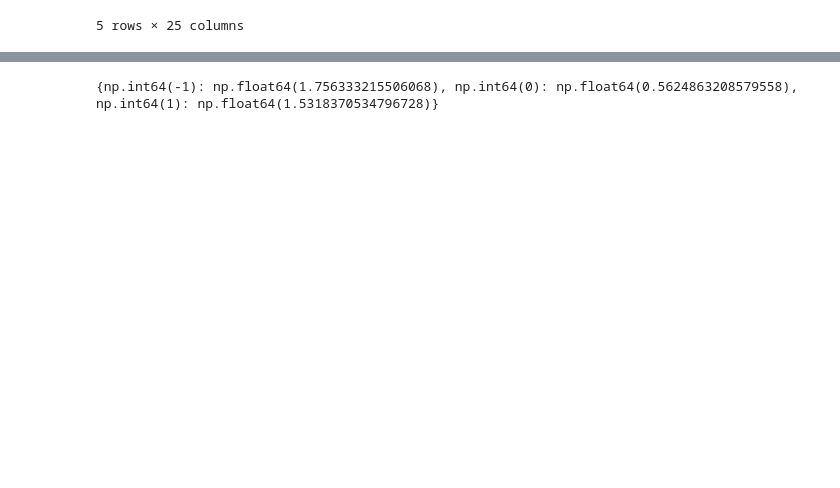
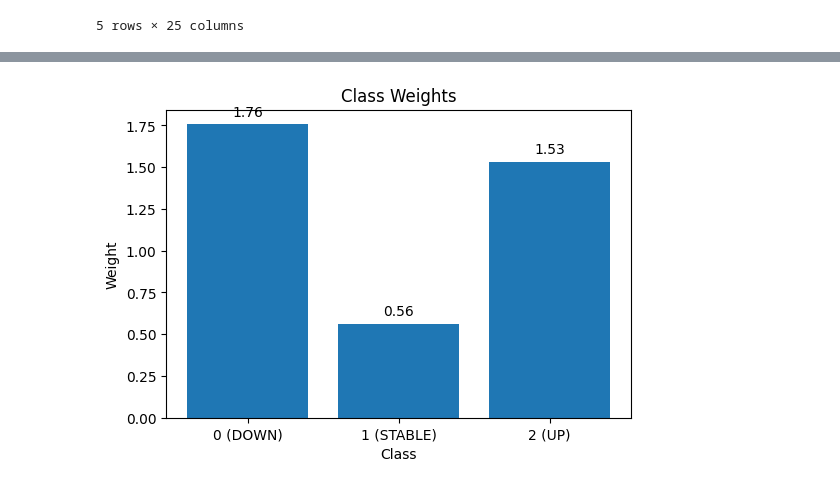
Before and after one commit to borisletic/bitcoin-multimodal-prediction, a Jupyter notebook: notebooks/LSTM [klasifikacija].ipynb, the cells around one changed output, grey strips where cells are left out. Drawn from its saved outputs; the diff is of its cells as text; code cells hidden in the pictures; blank space fills up the shorter version.

```diff
--- a/notebooks/LSTM [klasifikacija].ipynb
+++ b/notebooks/LSTM [klasifikacija].ipynb
@@ -155,20 +245,38 @@ Name: proportion, dtype: float64
 # %%
-#!pip install scikit-learn
+!pip install -q scikit-learn
 
 # kad ima mnogo STABLE dana model voli da vara
 # Ovo daje veću kaznu za retke klase.
 
 from sklearn.utils.class_weight import compute_class_weight
 import numpy as np
 
-classes = np.array([-1, 0, 1])
+classes = np.array([0, 1, 2])
 weights = compute_class_weight(
     class_weight="balanced",
     classes=classes,
     y=df["direction_24h"]
 )
 
 class_weights = dict(zip(classes, weights))
-print(class_weights)
+
+# sortiraj po klasi (0,1,2) da redosled bude lep
+sorted_items = sorted(class_weights.items())
+
+labels = [f"{k} ({'DOWN' if k==0 else 'STABLE' if k==1 else 'UP'})" for k, _ in sorted_items]
+values = [v for _, v in sorted_items]
+
+plt.figure(figsize=(6,4))
+plt.bar(labels, values)
+
+plt.title("Class Weights")
+plt.xlabel("Class")
+plt.ylabel("Weight")
+
+# vrednosti iznad stubova
+for i, v in enumerate(values):
+    plt.text(i, v + 0.05, f"{v:.2f}", ha='center')
+
+plt.show()
 # %% [output]
-{np.int64(-1): np.float64(1.756333215506068), np.int64(0): np.float64(0.5624863208579558), np.int64(1): np.float64(1.5318370534796728)}
+[figure, added]
```
Also changed, not shown: parts of 36 cells of this notebook, 2 other files.
